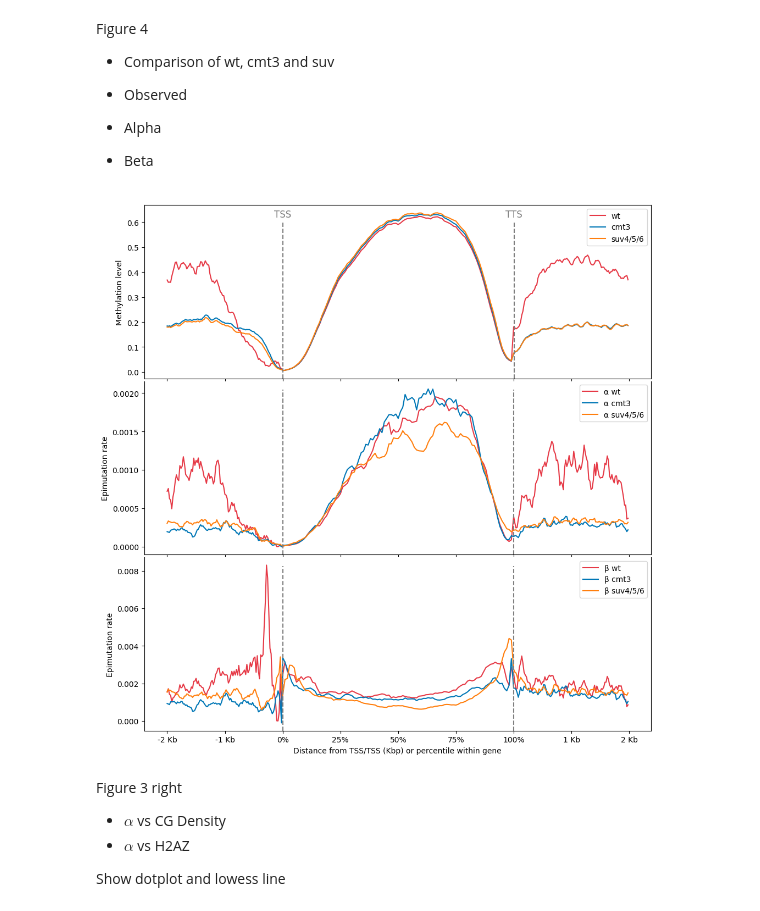
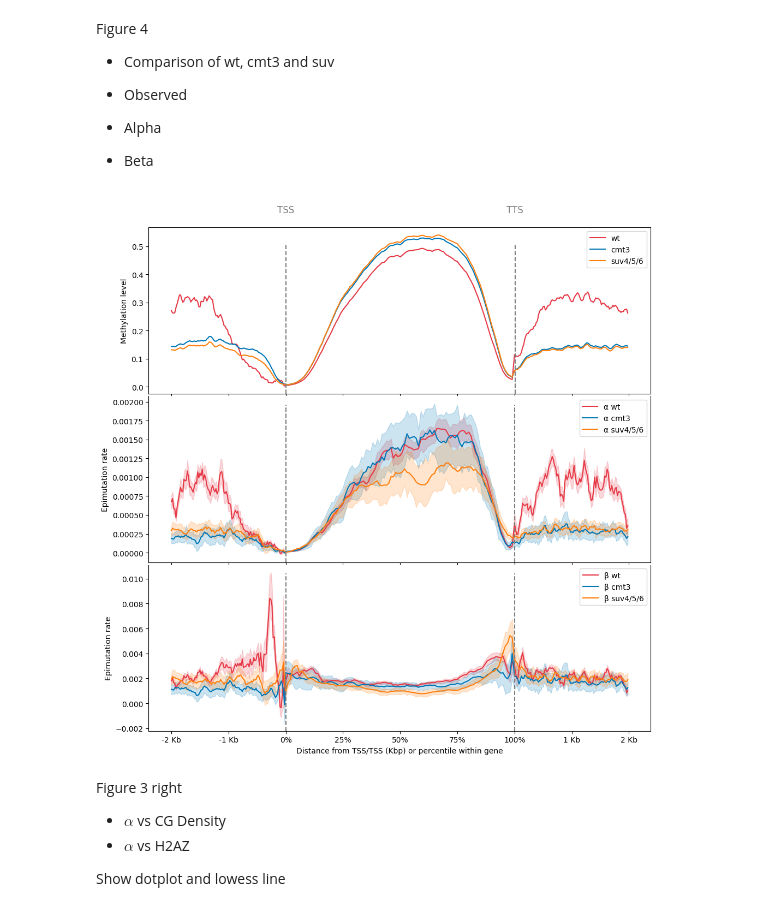
Before and after one commit to constantingoeldel/epigenomics, a Jupyter notebook: plotting.ipynb, the cells around one changed output. Drawn from its saved outputs; the diff is of its cells as text; code cells hidden in the pictures.

```diff
--- a/plotting.ipynb
+++ b/plotting.ipynb
@@ -20,23 +40,24 @@ data = worksheet.get_all_values()
 
 mods = sheet.worksheet("Mods").get_all_values()
 
-bivariate = sheet.worksheet("Bivariate Analysis").get_all_values()
+bivariate_raw = sheet.worksheet("Bivariate Analysis").get_all_values()
 
-cmt3raw = sheet.worksheet("CMT3 new").get_all_values()
-suvraw = sheet.worksheet("SUV new").get_all_values()
-wt_new_raw = sheet.worksheet("WT new").get_all_values()
+cmt3raw = sheet.worksheet("CMT3 Confirmation").get_all_values()
+suvraw = sheet.worksheet("SUV Confirmation").get_all_values()
+wt_new_raw = sheet.worksheet("WT Confirmation").get_all_values()
 
 D_dt_raw = sheet.worksheet("D_dt").get_all_values()
 
 meth_lvl_raw = sheet.worksheet("meth_lvl").get_all_values()
 # %%
 import numpy as np
+
 
 headers, wt_pre = data[0], data[1:]
 mods_headers, mod_pre = mods[0], mods[1:]
 cmt3_headers, cmt3_pre = cmt3raw[0], cmt3raw[1:]
 suv_headers, suv_pre = suvraw[0], suvraw[1:]
-bivariate_headers, bivariate_pre = bivariate[0], bivariate[1:]
+bivariate_headers, bivariate_pre = bivariate_raw[0], bivariate_raw[1:]
 D_dt_headers, D_dt_pre = D_dt_raw[0], D_dt_raw[1:]
 wt_new_headers, wt_new_pre = wt_new_raw[0], wt_new_raw[1:]
 
@@ -49,7 +70,6 @@ bivariate = np.array(bivariate_pre, dtype=np.float32)
 D_dt = np.array(D_dt_pre, dtype=np.float32)
 wt_new = np.array(wt_new_pre, dtype=np.float32)
 meth_lvl = [ meth_lvl_raw[i+1][7] for i in range(8)]
-print(meth_lvl)
 
 u = [i for i in range(-500, 0, 5)]
 g=  [i for i in range(0, 1000, 10)]
@@ -57,10 +77,15 @@ d = [i for i in range(1000, 1500, 5)]
 
 x = u + g + d
 
-obs = wt[:, headers.index('Observed Steady State Methylation')]
-pred = wt[:, headers.index('Predicted Steady State Methylation')]
-alpha = wt[:, headers.index('Alpha')]
-beta = wt[:, headers.index('Beta')]
+
+obs = wt_new[:, wt_new_headers.index('obs_steady_state')]
+pred = wt_new[:, wt_new_headers.index('pred_steady_state')]
+alpha = wt_new[:, wt_new_headers.index('alpha')]
+beta = wt_new[:, wt_new_headers.index('beta')]
+alpha_ci_lower = wt_new[:, wt_new_headers.index("ci_alpha_0.025")]
+alpha_ci_upper = wt_new[:, wt_new_headers.index("ci_alpha_0.975")]
+beta_ci_lower = wt_new[:, wt_new_headers.index("ci_beta_0.025")]
+beta_ci_upper = wt_new[:, wt_new_headers.index("ci_beta_0.975")]
 cg_int = bivariate[:, bivariate_headers.index('CG Density')]
 cg_density = cg_int * 100  / (3955 * 5314 * 14) # Division into 100 windows, Average gene length 3955 bp, Number of genes 5314, 14 separate WGBS samples
 h2az = bivariate[:, bivariate_headers.index('H2AZ')]  / (5314 * 14)
@@ -150,15 +175,23 @@ r = "#e63946"
 b = "#0077b6"
 o = "C1"
 
-wt_obs = wt_new[:, wt_new_headers.index('wt obs')]
-cmt_obs = cmt3[:, cmt3_headers.index('cmt3 obs')]
-suv_obs = suv[:, suv_headers.index('suv obs')]
+wt_obs = wt_new[:, wt_new_headers.index('obs_steady_state')]
+cmt_obs = cmt3[:, cmt3_headers.index('obs_steady_state')]
+suv_obs = suv[:, suv_headers.index('obs_steady_state')]
 
 cmt_alpha = cmt3[:, cmt3_headers.index('alpha')]
 cmt_beta = cmt3[:, cmt3_headers.index('beta')]
+cmt_alpha_ci_lower = cmt3[:, cmt3_headers.index("ci_alpha_0.025")]
+cmt_alpha_ci_upper = cmt3[:, cmt3_headers.index("ci_alpha_0.975")]
+cmt_beta_ci_lower = cmt3[:, cmt3_headers.index("ci_beta_0.025")]
+cmt_beta_ci_upper = cmt3[:, cmt3_headers.index("ci_beta_0.975")]
 
 suv_alpha = suv[:, suv_headers.index('alpha')]
 suv_beta = suv[:, suv_headers.index('beta')]
+suv_alpha_ci_lower = suv[:, suv_headers.index("ci_alpha_0.025")]
+suv_alpha_ci_upper = suv[:, suv_headers.index("ci_alpha_0.975")]
+suv_beta_ci_lower = suv[:, suv_headers.index("ci_beta_0.025")]
+suv_beta_ci_upper = suv[:, suv_headers.index("ci_beta_0.975")]
 
 
 def format_tick(x, pos):
@@ -178,34 +211,40 @@ ax1.annotate("TTS", xy=(100,0), xytext=(965, 0.62),  color='C7', fontsize=12)
 ax1.legend(['wt', 'cmt3', "suv4/5/6"], loc='upper right')
 ax1.set_ylabel('Methylation level')
 
 
 
 ax2.plot(x, alpha, r, x, cmt_alpha, b, x, suv_alpha, o)
+ax2.fill_between(x, alpha_ci_lower, alpha_ci_upper, color=r, alpha=0.2)
+ax2.fill_between(x, cmt_alpha_ci_lower, cmt_alpha_ci_upper, color=b, alpha=0.2)
+ax2.fill_between(x, suv_alpha_ci_lower, suv_alpha_ci_upper, color=o, alpha=0.2)
 ax2.axvline(x=1,ymax=0.95, color='C7', linestyle='--')
 ax2.axvline(x=1001, ymax=0.95,color='C7', linestyle='--')
 ax2.legend(['α wt', 'α cmt3' , "α suv4/5/6"], loc='upper right')
 ax2.set_ylabel("Epimutation rate")
 
 ax3.plot(x, beta, r, x, cmt_beta, b, x, suv_beta, o)
+ax3.fill_between(x, beta_ci_lower, beta_ci_upper, color=r, alpha=0.2)
+ax3.fill_between(x, cmt_beta_ci_lower, cmt_beta_ci_upper, color=b, alpha=0.2)
+ax3.fill_between(x, suv_beta_ci_lower, suv_beta_ci_upper, color=o, alpha=0.2)
 ax3.axvline(x=1,ymax=0.95, color='C7', linestyle='--')
 ax3.axvline(x=1001, ymax=0.95,color='C7', linestyle='--')
 ax3.legend(['β wt', "β cmt3", "β suv4/5/6"], loc='upper right')
 ax3.set_ylabel("Epimutation rate")
 ax3.set_xlabel('Distance from TSS/TSS (Kbp) or percentile within gene')
 ax4.set_ylabel("Number of H2AZ modifications in window")
 
 
 fig.tight_layout(pad=0)
 ax2.spines['top'].set_visible(False)
 ax3.spines['top'].set_visible(False)
 ax4.spines["top"].set_visible(False)
 
 
 
 plt.savefig("4.png", dpi=450)
 plt.show()
 # %% [output]
-[figure, old version]
+[figure, new version]
 # %% [markdown]
 Figure 3 right
 
```
Also changed, not shown: parts of 5 cells of this notebook, 4 other files.
